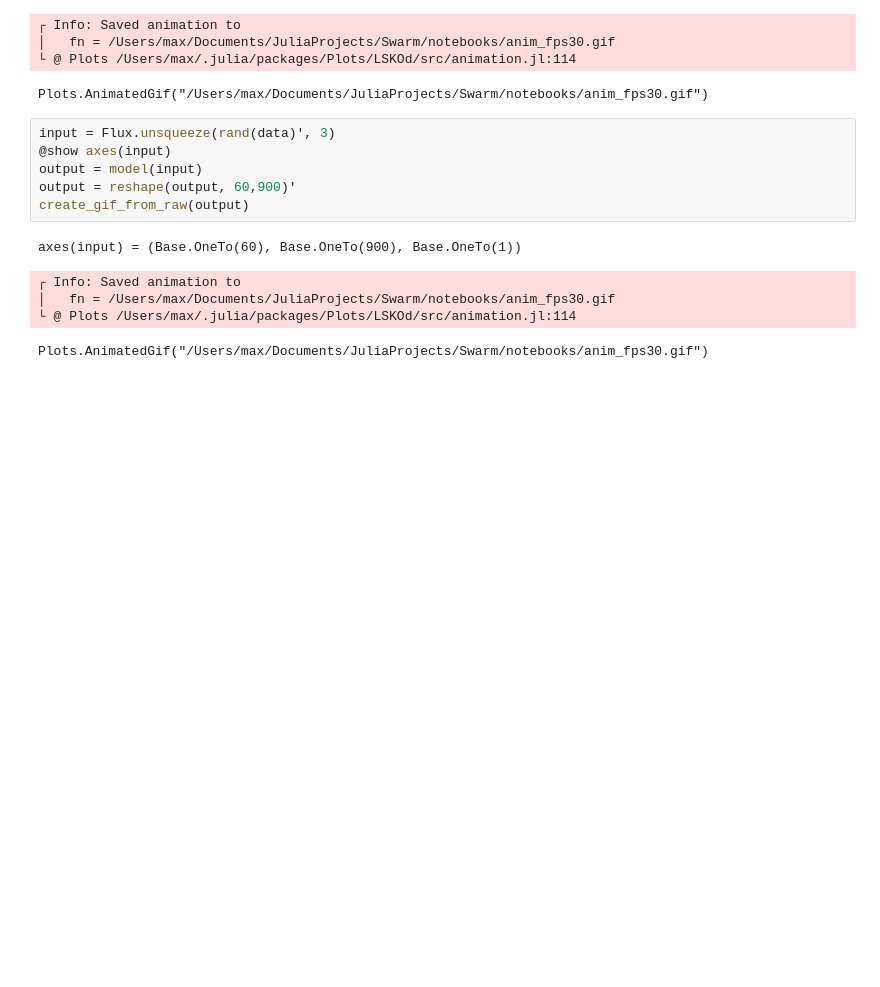
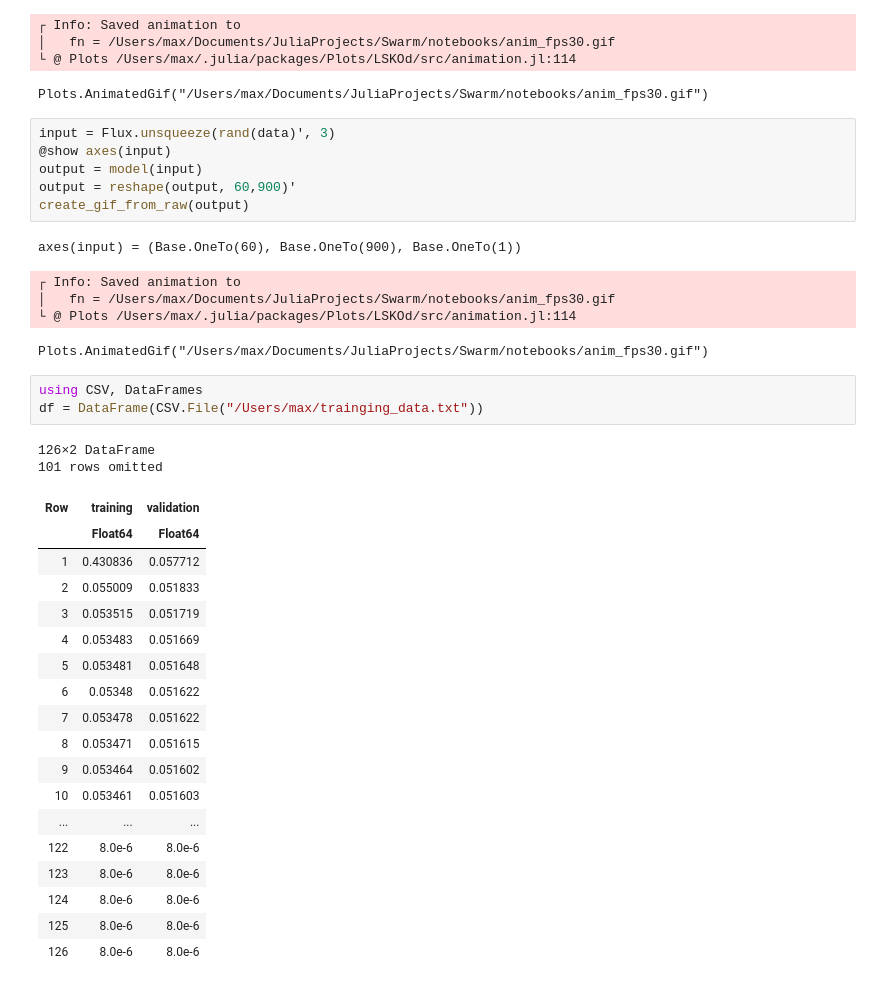
Before and after one commit to MaxWorgan/Swarm, a Jupyter notebook: notebooks/DCAE 2.ipynb, the cells around one changed output. Cells and saved outputs as stored; diff of their text form; blank space fills up the shorter version.

```diff
--- a/notebooks/DCAE 2.ipynb
+++ b/notebooks/DCAE 2.ipynb
@@ -262,3 +266,27 @@ axes(input) = (Base.OneTo(60), Base.OneTo(900), Base.OneTo(1))
 │   fn = /Users/max/Documents/JuliaProjects/Swarm/notebooks/anim_fps30.gif
 └ @ Plots /Users/max/.julia/packages/Plots/LSKOd/src/animation.jl:114
 Plots.AnimatedGif("/Users/max/Documents/JuliaProjects/Swarm/notebooks/anim_fps30.gif")
+# %%
+using CSV, DataFrames
+df = DataFrame(CSV.File("/Users/max/trainging_data.txt"))
+# %% [output]
+126×2 DataFrame
+101 rows omitted
+| Row | training | validation |
+|  | Float64 | Float64 |
+| 1 | 0.430836 | 0.057712 |
+| 2 | 0.055009 | 0.051833 |
+| 3 | 0.053515 | 0.051719 |
+| 4 | 0.053483 | 0.051669 |
+| 5 | 0.053481 | 0.051648 |
+| 6 | 0.05348 | 0.051622 |
+| 7 | 0.053478 | 0.051622 |
+| 8 | 0.053471 | 0.051615 |
+| 9 | 0.053464 | 0.051602 |
+| 10 | 0.053461 | 0.051603 |
+| ... | ... | ... |
+| 122 | 8.0e-6 | 8.0e-6 |
+| 123 | 8.0e-6 | 8.0e-6 |
+| 124 | 8.0e-6 | 8.0e-6 |
+| 125 | 8.0e-6 | 8.0e-6 |
+| 126 | 8.0e-6 | 8.0e-6 |
```
Also changed, not shown: parts of 4 cells of this notebook, 17 other files.
